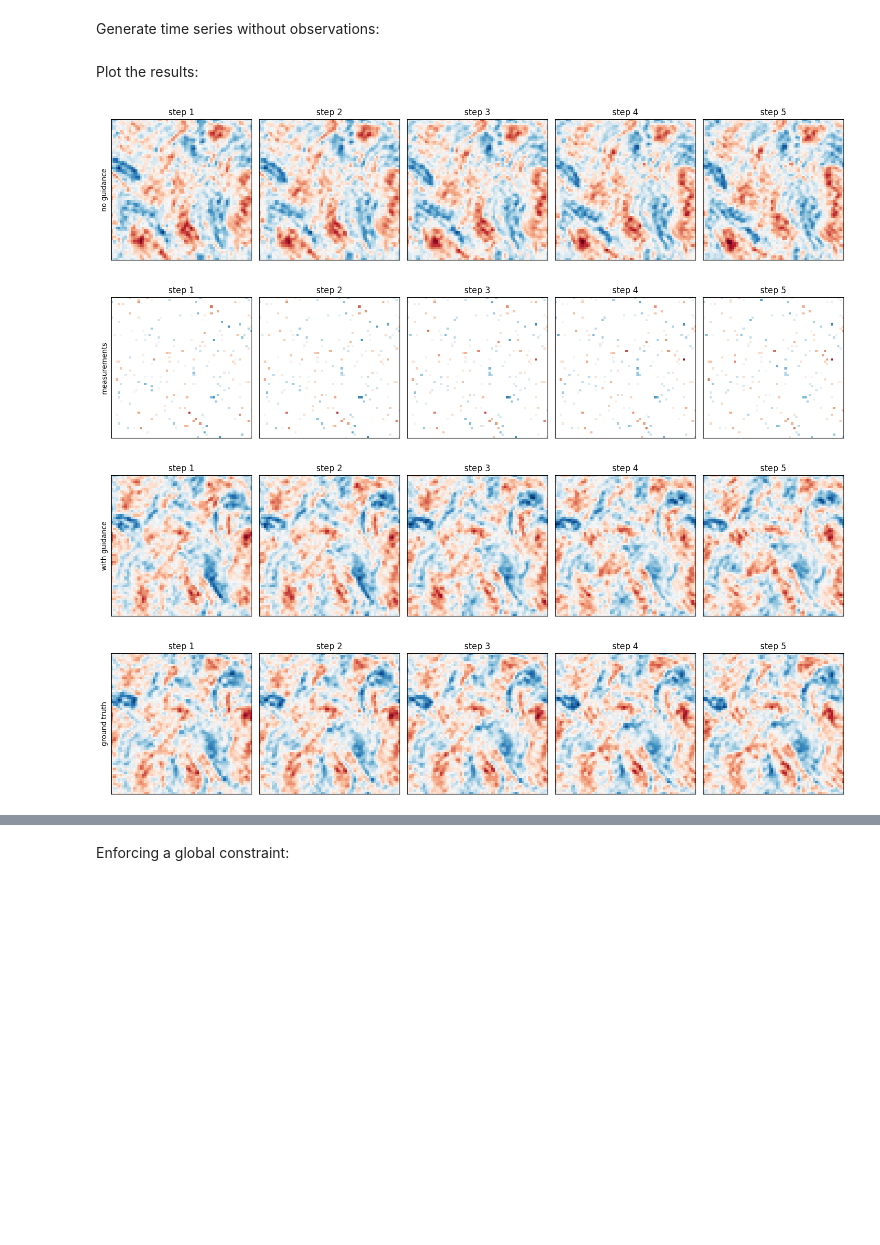
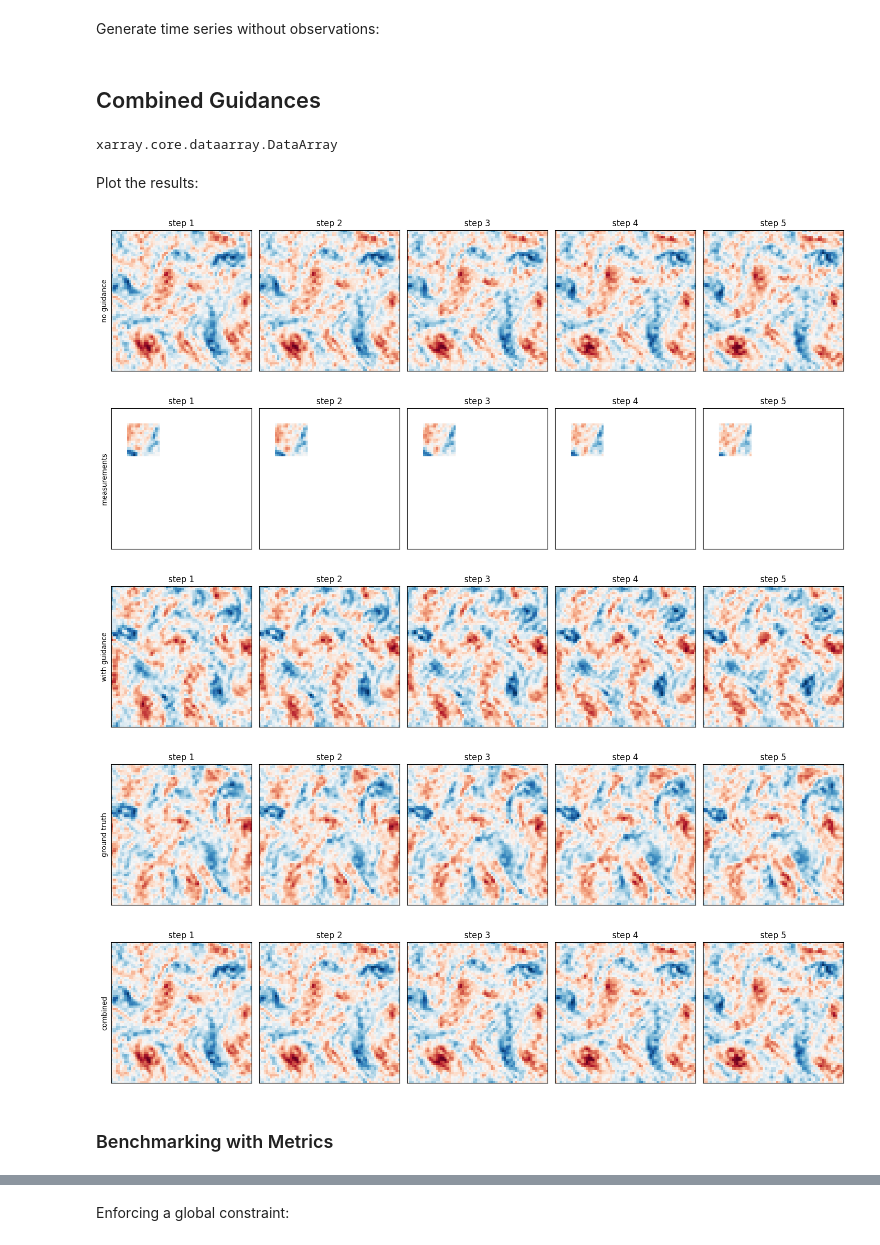
Before and after one commit to Sindhu-Vasireddy/DiffusionRestoration, a Jupyter notebook: notebooks/Constrained-vorticity-sampling.ipynb, the cells around one changed output, grey strips where cells are left out. Cells and saved outputs as stored; diff of their text form; code cells hidden in the pictures; blank space fills up the shorter version.

Commit message:
Modified notebook with rect mask

```diff
--- a/notebooks/Constrained-vorticity-sampling.ipynb
+++ b/notebooks/Constrained-vorticity-sampling.ipynb
@@ -39,8 +37,14 @@ def get_masked_data(x: torch.Tensor, mask_prob: float = 0.5) -> torch.Tensor:
     Returns:
         Masked data.
     """
-    mask_2d = (torch.rand(x.shape[1:], device=x.device) < mask_prob)  # shape (H, W)
-    mask_3d = mask_2d.unsqueeze(0).expand_as(x)
+    # mask_2d = (torch.rand(x.shape[1:], device=x.device) < mask_prob)  # shape (H, W)
+    # mask_3d = mask_2d.unsqueeze(0).expand_as(x)
+    # x_masked = x.clone()
+    # x_masked[~mask_3d] = float('nan')
+    # return x_masked
+    mask = torch.zeros_like(x[0])
+    mask[7:22, 7:22] = 1
+    mask_3d = mask.unsqueeze(0).expand_as(x).bool()
     x_masked = x.clone()
     x_masked[~mask_3d] = float('nan')
     return x_masked
@@ -140,19 +144,41 @@ sim = Simulation(config=config,
 sim.initialize()
 sim.inference.guidance = None
 results_no_guidance = sim.run(sampling_config)
+# %% [markdown]
+## Combined Guidances
+# %%
+constraint_sparse = Constraint(measurement=masked_measurements,
+                        loss_type="mse",
+                        constraint_type="sparse")
+constraint_mean = Constraint(measurement=torch.tensor([0.0],device="cuda", dtype=torch.float64).squeeze(), #enforce global mean to be zero
+                        loss_type="mse",
+                        constraint_type="mean")
+constraint = [constraint_sparse, constraint_mean]
+sim.inference.guidance = Guidance(constraint=constraint,
+                                  gamma=[30.0,4000.0],
+                                  transforms=sim.transforms)
+results_combined = sim.run(sampling_config)
+# %%
+type(results_combined)
+# %% [output]
+xarray.core.dataarray.DataArray
 # %% [markdown]
 Plot the results:
 # %%
 num_steps = 5
 start = 10 #start plotting at the 10th time step
 w_crop, h_crop = 64, 64
 
 plot_time_series(results_no_guidance[start:, :h_crop, :w_crop], num_steps=num_steps, title="no guidance", vmin=-10, vmax=10)
 plot_time_series(masked_measurements[start:, :h_crop, :w_crop], num_steps=num_steps,  title="measurements", vmin=-10, vmax=10)
 plot_time_series(results[start:, :h_crop, :w_crop], num_steps=num_steps,  title="with guidance", vmin=-10, vmax=10)
 plot_time_series(sim.target_test[2+start:, :h_crop, :w_crop], num_steps=num_steps, title="ground truth", vmin=-10, vmax=10)
+plot_time_series(results_no_guidance[start:, :h_crop, :w_crop], num_steps=num_steps, title="combined", vmin=-10, vmax=10)
 # %% [output]
-[figure, old version]
+[figure, new version]
-[figure, old version]
+[figure, new version]
-[figure, old version]
+[figure, new version]
 [figure]
+[figure, added]
+# %% [markdown]
+### Benchmarking with Metrics
```
Also changed, not shown: parts of 10 cells of this notebook.
